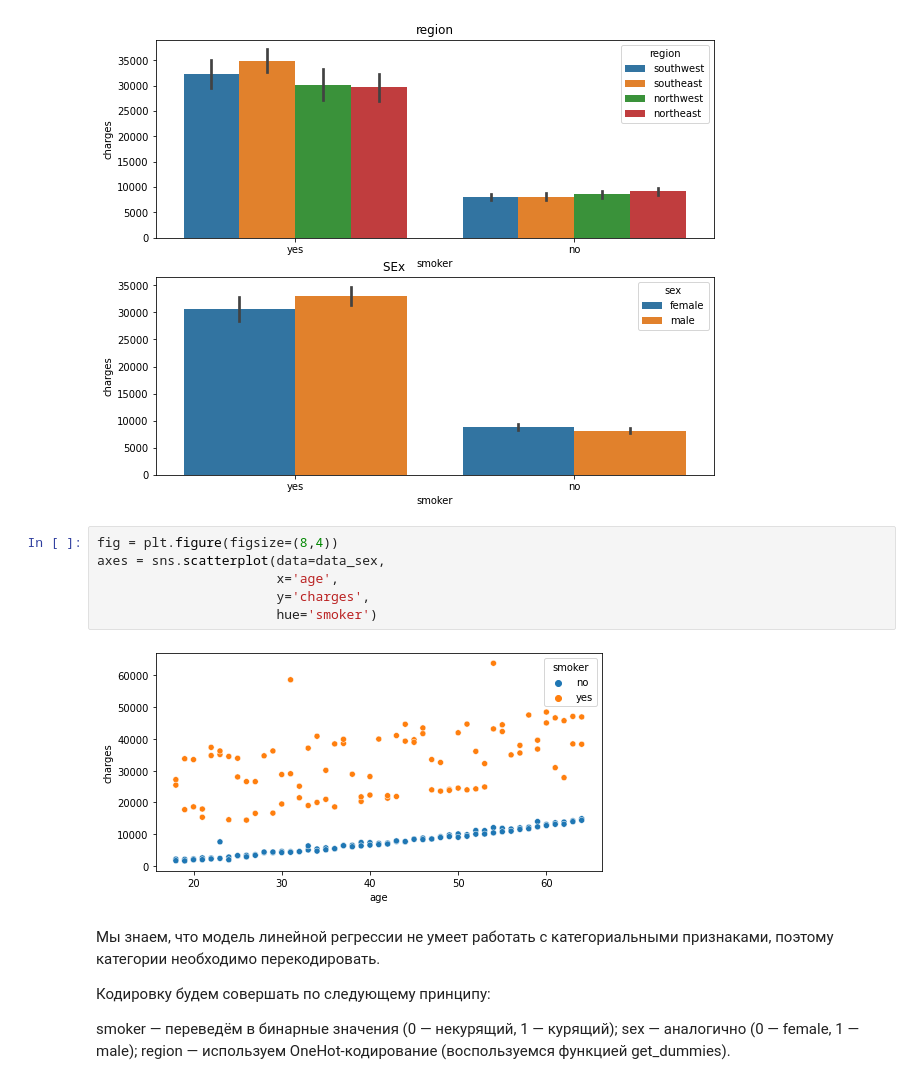
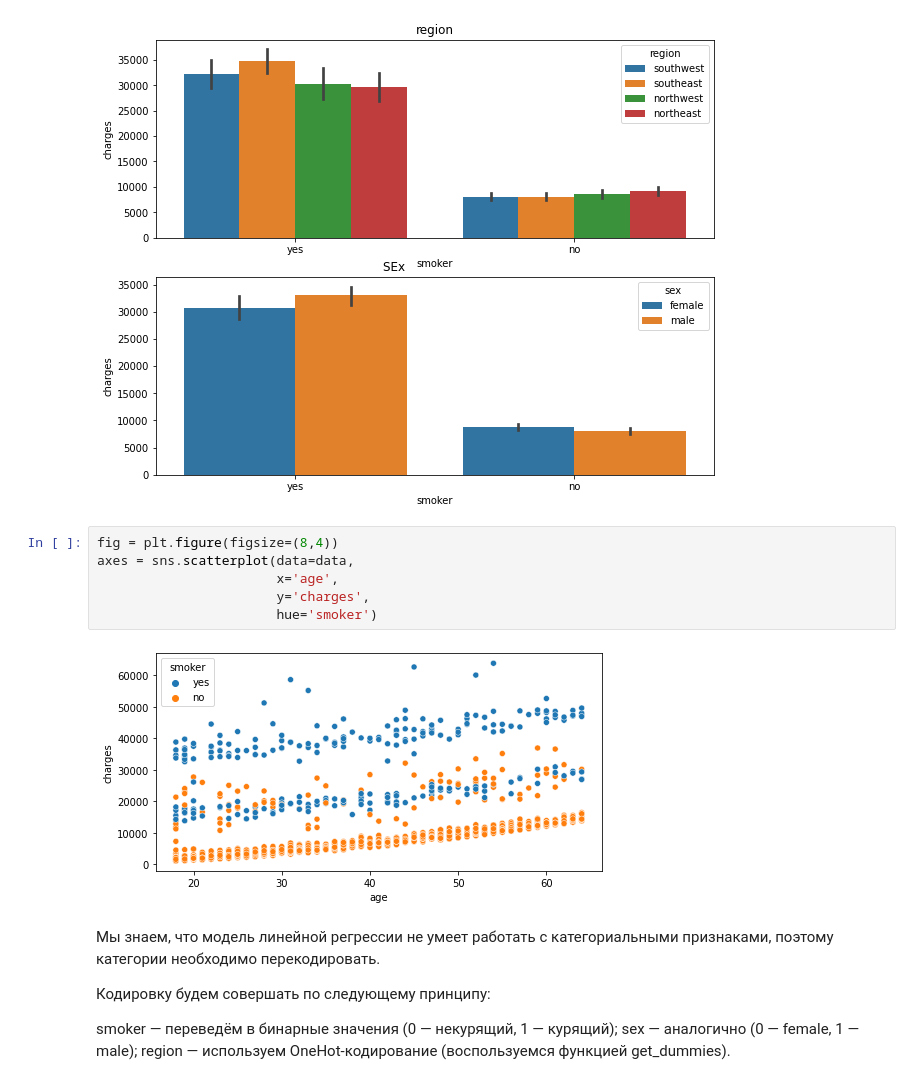
Before and after one commit to d3enjan/sf_data_science, a Jupyter notebook: skillfactory/ML-2. Обучение с учителем/Medical Cost Personal Datasets/medical.ipynb, the cells around one changed output. Drawn from its saved outputs; the diff is of its cells as text.

```diff
--- a/skillfactory/ML-2. Обучение с учителем/Medical Cost Personal Datasets/medical.ipynb
+++ b/skillfactory/ML-2. Обучение с учителем/Medical Cost Personal Datasets/medical.ipynb
@@ -134,12 +134,12 @@ sns.barplot(data=data,
 [figure]
 # %%
 fig = plt.figure(figsize=(8,4))
-axes = sns.scatterplot(data=data_sex,
+axes = sns.scatterplot(data=data,
                        x='age',
                        y='charges',
                        hue='smoker')
 # %% [output]
-[figure, old version]
+[figure, new version]
 # %% [markdown]
 Мы знаем, что модель линейной регрессии не умеет работать с категориальными признаками, поэтому категории необходимо перекодировать.
 
```
Also changed, not shown: parts of 13 cells of this notebook.
